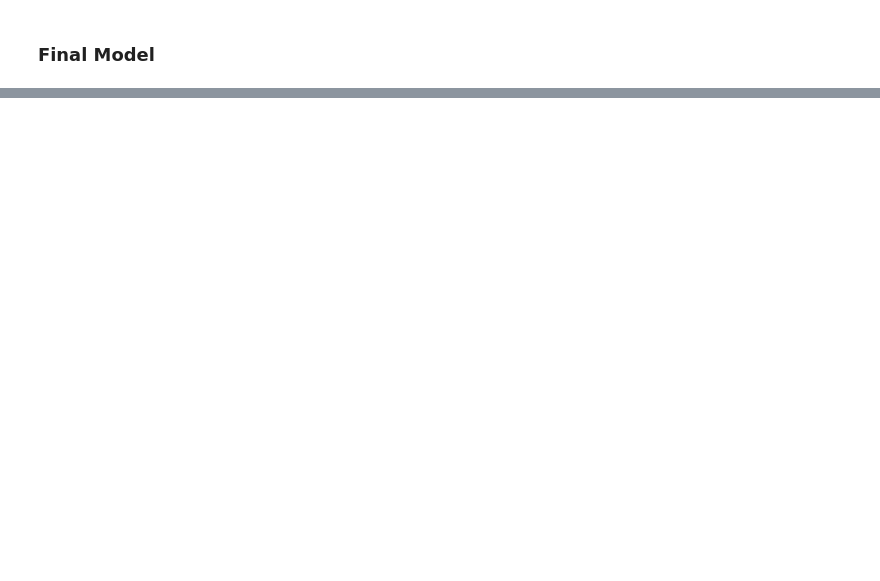
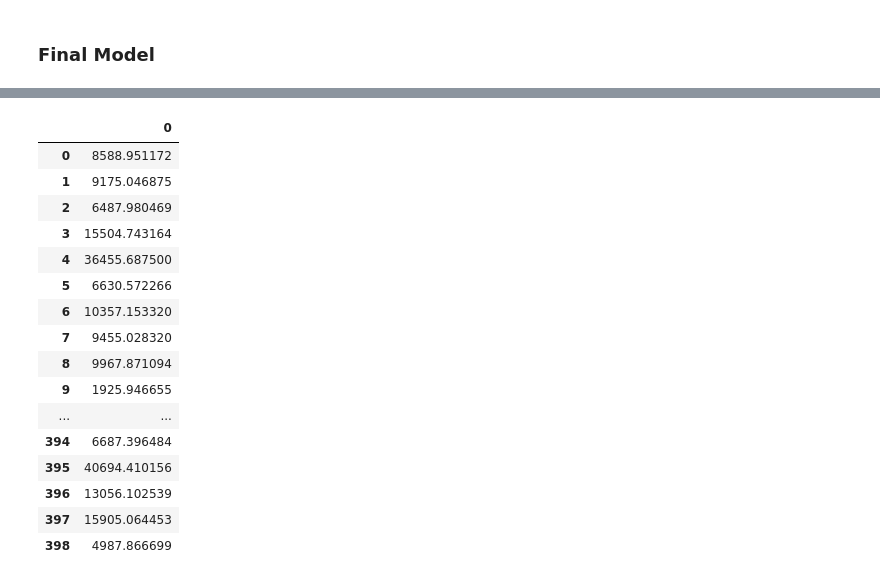
Before and after one commit to StephenKinggg/Data_Science_Course_Repo, a Jupyter notebook: 2. Classes_Lab/7. MachineLearning/RealTimeSensitiveExercise_2/RealTimeSensitiveTask_08.02.22.ipynb, the cells around one changed output, grey strips where cells are left out. Cells and saved outputs as stored; diff of their text form; code cells hidden in the pictures; blank space fills up the shorter version.

```diff
--- a/2. Classes_Lab/7. MachineLearning/RealTimeSensitiveExercise_2/RealTimeSensitiveTask_08.02.22.ipynb
+++ b/2. Classes_Lab/7. MachineLearning/RealTimeSensitiveExercise_2/RealTimeSensitiveTask_08.02.22.ipynb
@@ -954,2 +1044,22 @@ predictions = pd.DataFrame(predictions)
+# %%
+predictions
+# %% [output]
+|  | 0 |
+| 0 | 8588.951172 |
+| 1 | 9175.046875 |
+| 2 | 6487.980469 |
+| 3 | 15504.743164 |
+| 4 | 36455.687500 |
+| 5 | 6630.572266 |
+| 6 | 10357.153320 |
+| 7 | 9455.028320 |
+| 8 | 9967.871094 |
+| 9 | 1925.946655 |
+| ... | ... |
+| 394 | 6687.396484 |
+| 395 | 40694.410156 |
+| 396 | 13056.102539 |
+| 397 | 15905.064453 |
+| 398 | 4987.866699 |
 # %%
 predictions.to_csv("C93077.csv", index=False)
```
Also changed, not shown: parts of 12 cells of this notebook, 1 other file.
